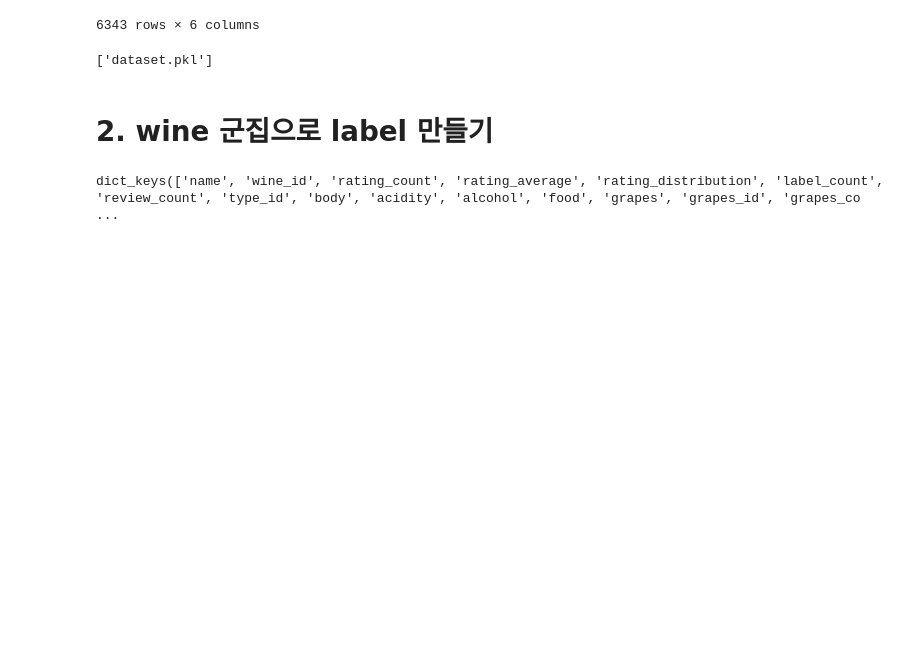
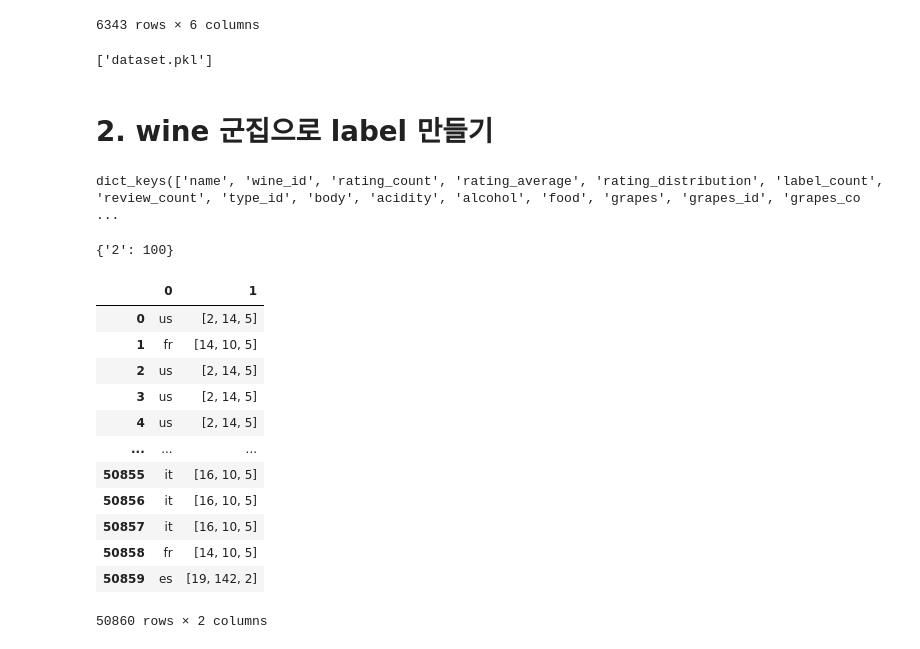
Before and after one commit to tobigs-reco-conf-1314/Tommelier, a Jupyter notebook: jinseok/1203_prep4DNN.ipynb, the cells around one changed output. Drawn from its saved outputs; the diff is of its cells as text; code cells hidden in the pictures; blank space fills up the shorter version.

```diff
--- a/jinseok/1203_prep4DNN.ipynb
+++ b/jinseok/1203_prep4DNN.ipynb
@@ -279,3 +279,23 @@ item = (pd.DataFrame(zip(
     wine['winery_labels_count'].values(),
     wine['winery_wines_count'].values())
                     ,columns = columns))
+# %%
+wine['grape_composition']['0']
+# %% [output]
+{'2': 100}
+# %%
+pd.DataFrame(zip(wine['country_code'].values(), wine['country_most_used_grapes_id'].values()))
+# %% [output]
+|  | 0 | 1 |
+| 0 | us | [2, 14, 5] |
+| 1 | fr | [14, 10, 5] |
+| 2 | us | [2, 14, 5] |
+| 3 | us | [2, 14, 5] |
+| 4 | us | [2, 14, 5] |
+| ... | ... | ... |
+| 50855 | it | [16, 10, 5] |
+| 50856 | it | [16, 10, 5] |
+| 50857 | it | [16, 10, 5] |
+| 50858 | fr | [14, 10, 5] |
+| 50859 | es | [19, 142, 2] |
+50860 rows × 2 columns
```
Also changed, not shown: parts of 4 cells of this notebook.
